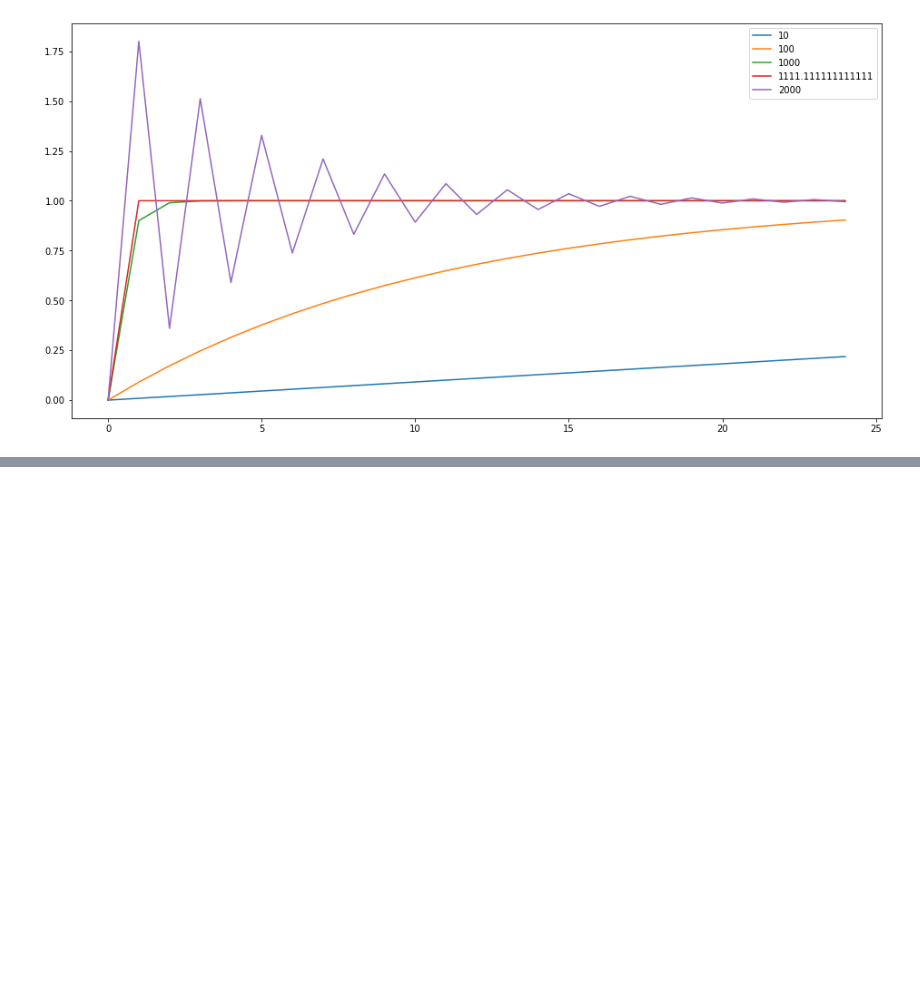
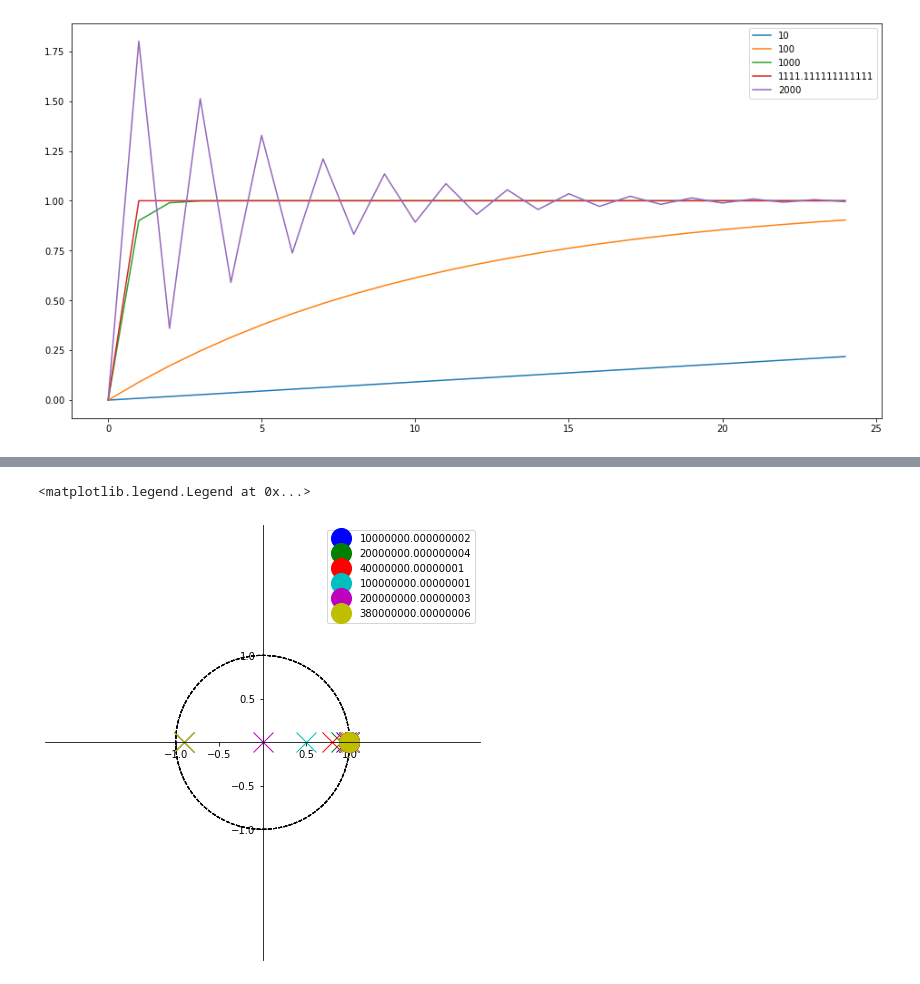
Before and after one commit to NotReallySynthPlls/NotReallySynthPlls, a Jupyter notebook: Canary/pll_pi_control.ipynb, the cells around one changed output, grey strips where cells are left out. Cells and saved outputs as stored; diff of their text form; code cells hidden in the pictures; blank space fills up the shorter version.

```diff
--- a/Canary/pll_pi_control.ipynb
+++ b/Canary/pll_pi_control.ipynb
@@ -356,0 +387,11 @@ zplane(np.array([Kt*(Ki+Kp), -1*Kp*Kt]), np.array([1.0, 0.5*Kt*(Ki+Kp)-1, -0.5*K
+# %%
+pll = TdcPll(kdco=kdco, ktdc=ktdc, ki=kp/ki_ratio, kp=kp, divn=divn)
+ax = zplane(*pll.tf())
+
+for kp in (kp_max/20, kp_max/10, kp_max/5, kp_max/2, kp_max, 1.9*kp_max):
+    pll = TdcPll(kdco=kdco, ktdc=ktdc, ki=kp/ki_ratio, kp=kp, divn=divn)
+    ax = zplane(*pll.tf(), ax, label=kp)
+ax.legend()
+# %% [output]
+<matplotlib.legend.Legend at 0x...>
+[figure, added]
```
Also changed, not shown: parts of 14 cells of this notebook, 13 other files.
